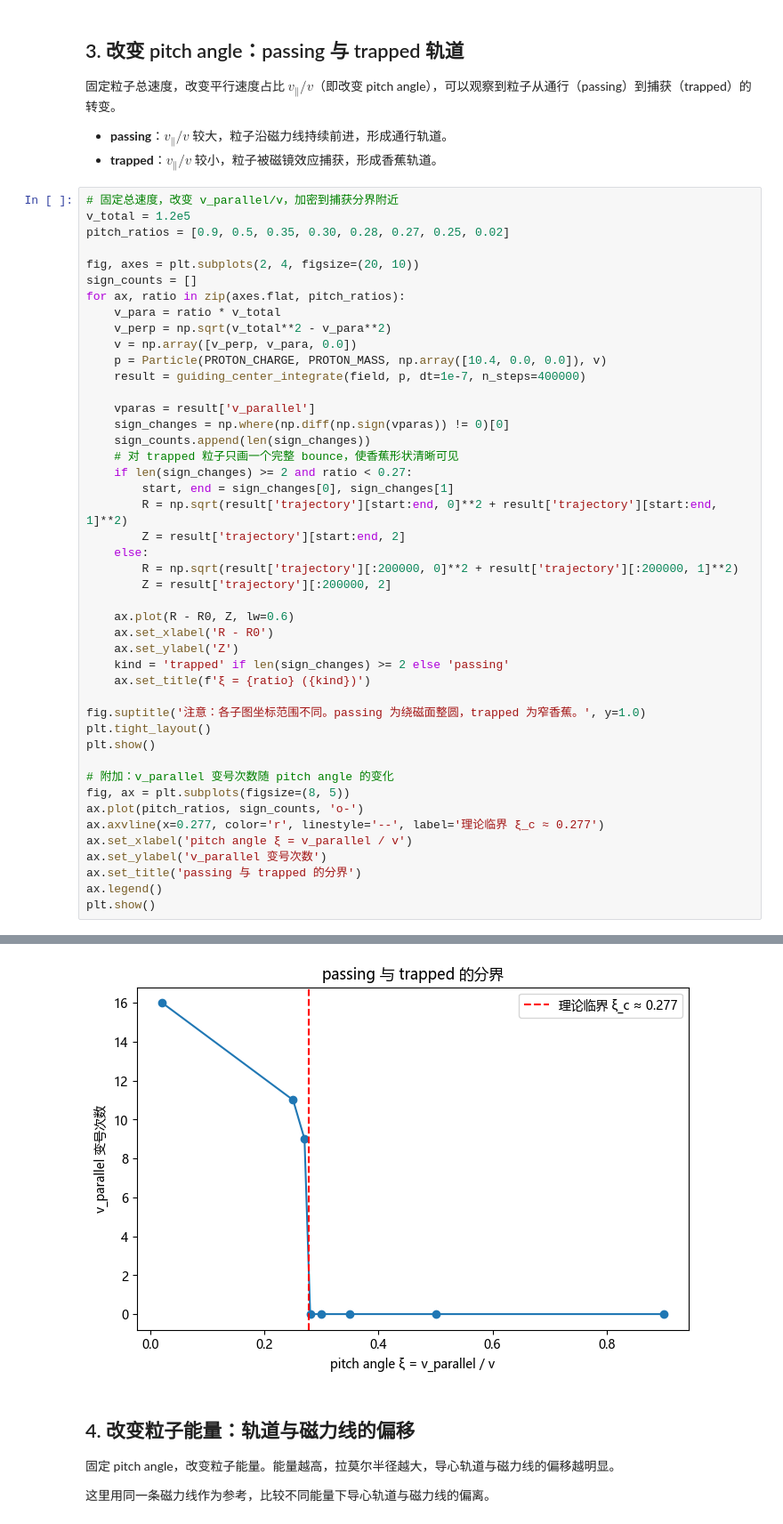
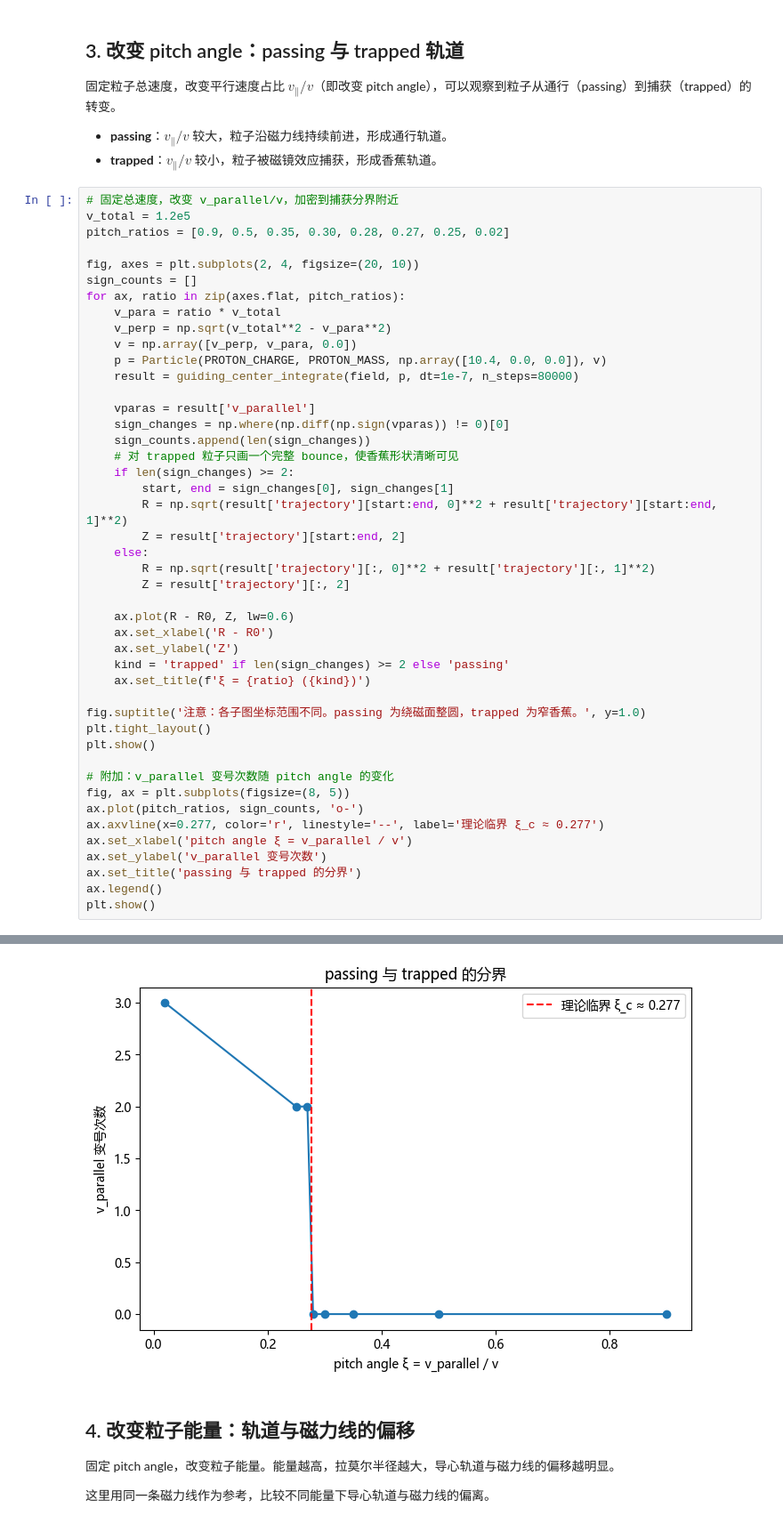
Before and after one commit to Lamb701/particle-simulation, a Jupyter notebook: notebooks/complete_report.ipynb, the cells around one changed output, grey strips where cells are left out. Shown at 89% size. Cells and saved outputs as stored; diff of their text form.

```diff
--- a/notebooks/complete_report.ipynb
+++ b/notebooks/complete_report.ipynb
@@ -132,19 +134,19 @@ for ax, ratio in zip(axes.flat, pitch_ratios):
     v_perp = np.sqrt(v_total**2 - v_para**2)
     v = np.array([v_perp, v_para, 0.0])
     p = Particle(PROTON_CHARGE, PROTON_MASS, np.array([10.4, 0.0, 0.0]), v)
-    result = guiding_center_integrate(field, p, dt=1e-7, n_steps=400000)
+    result = guiding_center_integrate(field, p, dt=1e-7, n_steps=80000)
 
     vparas = result['v_parallel']
     sign_changes = np.where(np.diff(np.sign(vparas)) != 0)[0]
     sign_counts.append(len(sign_changes))
     # 对 trapped 粒子只画一个完整 bounce，使香蕉形状清晰可见
-    if len(sign_changes) >= 2 and ratio < 0.27:
+    if len(sign_changes) >= 2:
         start, end = sign_changes[0], sign_changes[1]
         R = np.sqrt(result['trajectory'][start:end, 0]**2 + result['trajectory'][start:end, 1]**2)
         Z = result['trajectory'][start:end, 2]
     else:
-        R = np.sqrt(result['trajectory'][:200000, 0]**2 + result['trajectory'][:200000, 1]**2)
-        Z = result['trajectory'][:200000, 2]
+        R = np.sqrt(result['trajectory'][:, 0]**2 + result['trajectory'][:, 1]**2)
+        Z = result['trajectory'][:, 2]
 
     ax.plot(R - R0, Z, lw=0.6)
     ax.set_xlabel('R - R0')
@@ -170,4 +172,4 @@ plt.show()
-[figure, old version]
+[figure, new version]
 # %% [markdown]
 ## 4. 改变粒子能量：轨道与磁力线的偏移
 
```
Also changed, not shown: parts of 4 cells of this notebook, 7 other files.
